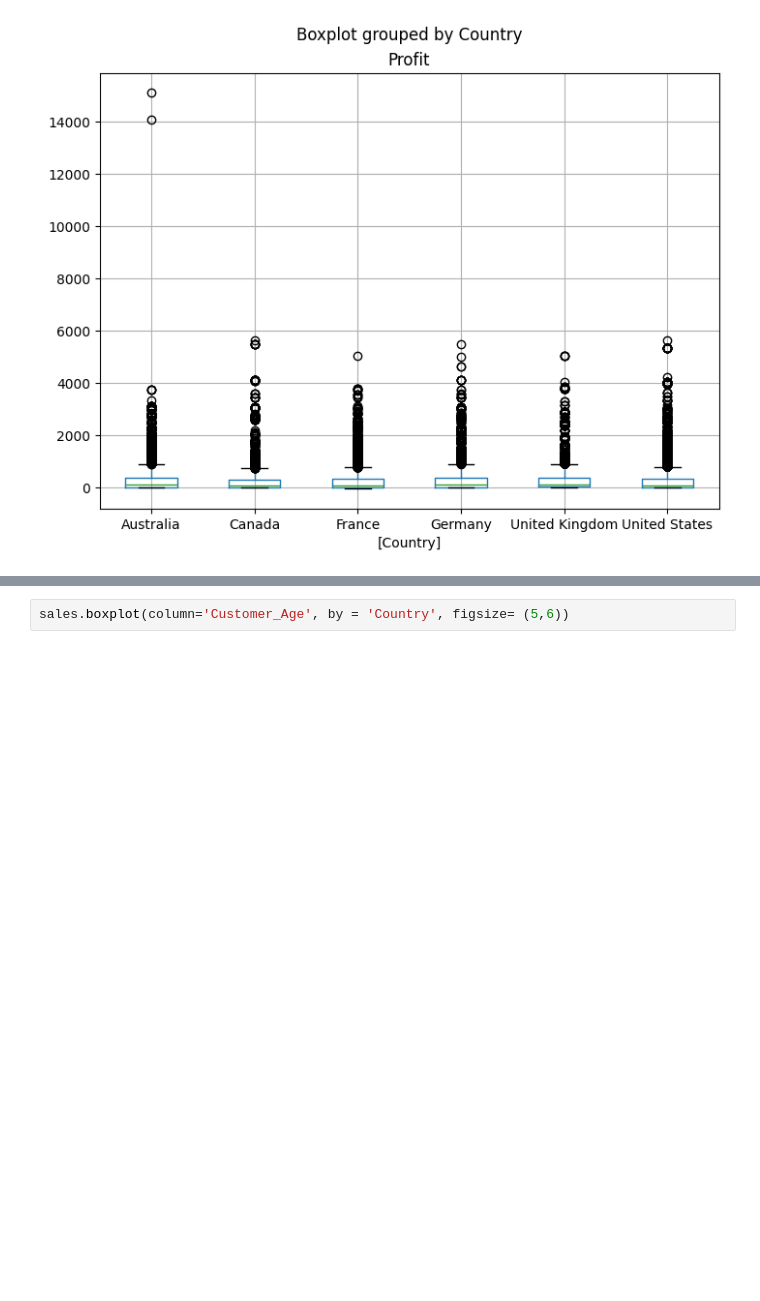
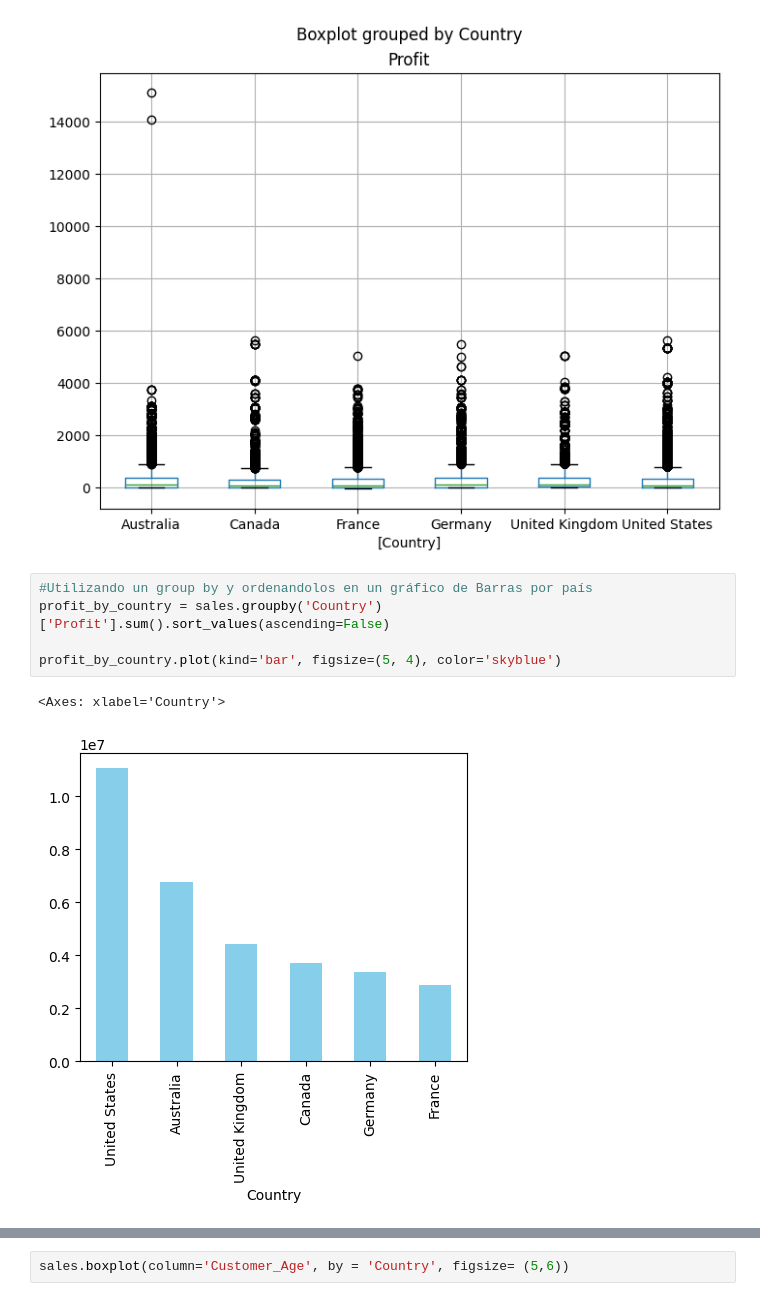
Before and after one commit to Rdorta08/FreeCodeCamp-Pandas-Real-Life-Example, a Jupyter notebook: Exercises_1.ipynb, the cells around one changed output, grey strips where cells are left out. Drawn from its saved outputs; the diff is of its cells as text; blank space fills up the shorter version.

```diff
--- a/Exercises_1.ipynb
+++ b/Exercises_1.ipynb
@@ -277,6 +275,14 @@ sales[['Profit', 'Country']].boxplot(by='Country', figsize=(8,6))
 # %% [output]
 <Axes: title={'center': 'Profit'}, xlabel='[Country]'>
 [figure]
+# %%
+#Utilizando un group by y ordenandolos en un gráfico de Barras por país
+profit_by_country = sales.groupby('Country')['Profit'].sum().sort_values(ascending=False)
+
+profit_by_country.plot(kind='bar', figsize=(5, 4), color='skyblue')
+# %% [output]
+<Axes: xlabel='Country'>
+[figure, added]
 # %% [markdown]
 ![green-divider](https://user-images.githubusercontent.com/7065401/52071924-c003ad80-2562-11e9-8297-1c6595f8a7ff.png)
 
```
Also changed, not shown: parts of 21 cells of this notebook.
